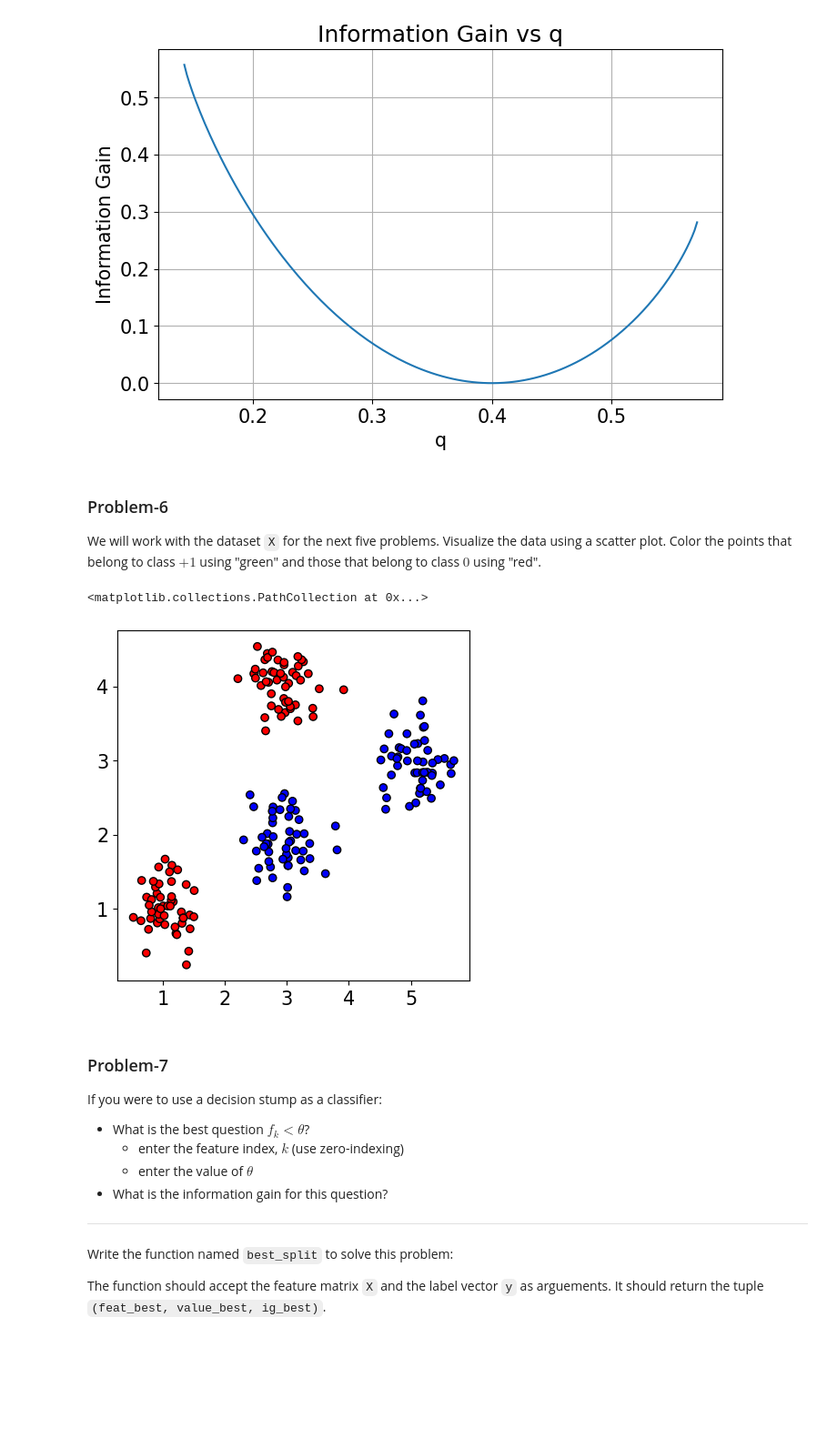
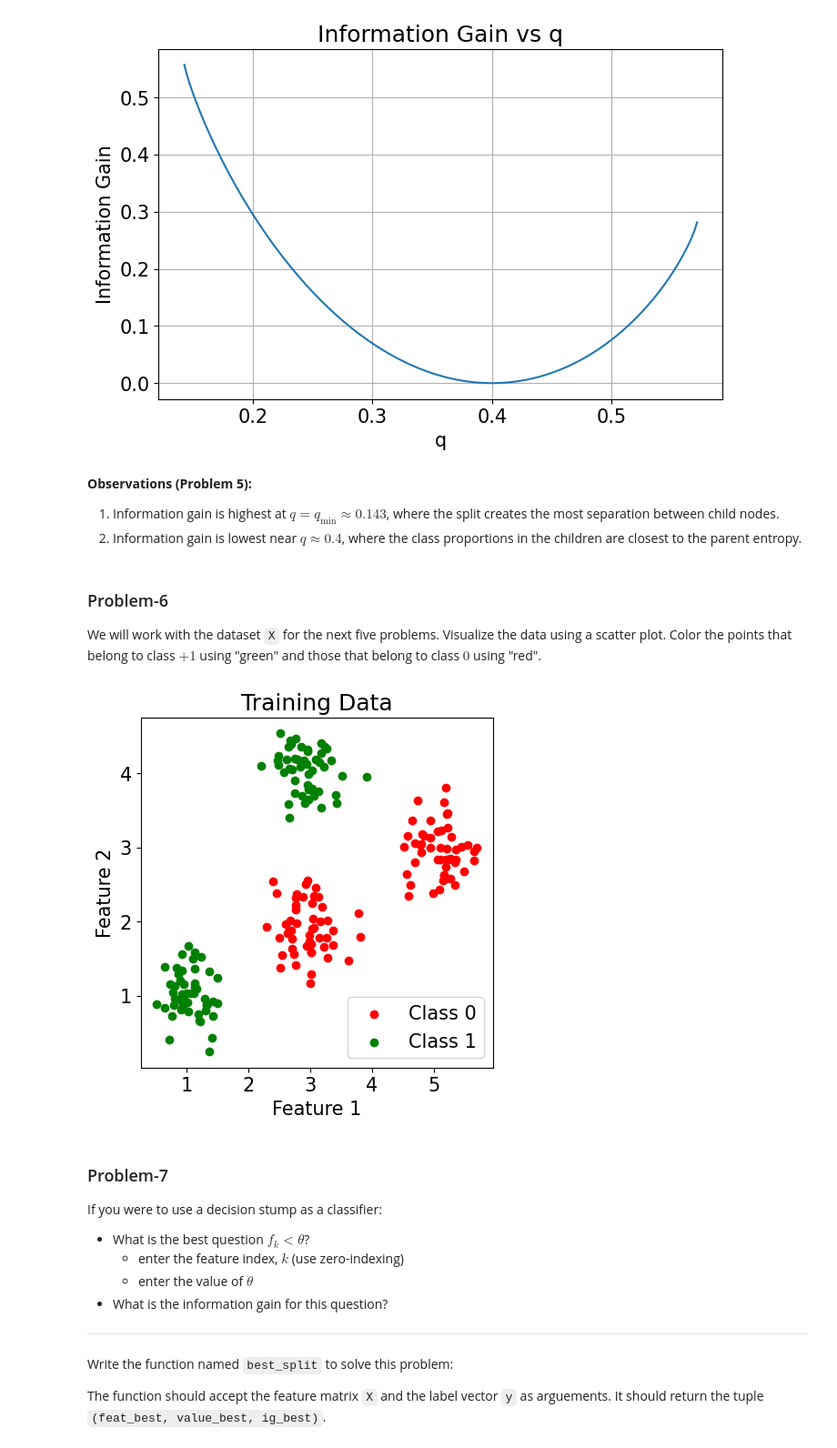
Before and after one commit to 23f2005522/MLT-CODING-ASSIGNMENTS, a Jupyter notebook: w7/Week_7.ipynb, the cells around one changed output. Shown at 91% size. Drawn from its saved outputs; the diff is of its cells as text; code cells hidden in the pictures; blank space fills up the shorter version.

```diff
--- a/w7/Week_7.ipynb
+++ b/w7/Week_7.ipynb
@@ -229,6 +243,10 @@ plt.grid(True)
 plt.show()
 # %% [output]
 [figure]
+# %% [markdown]
+**Observations (Problem 5):**
+1. Information gain is highest at $q = q_{\min} \approx 0.143$, where the split creates the most separation between child nodes.
+2. Information gain is lowest near $q \approx 0.4$, where the class proportions in the children are closest to the parent entropy.
 # %% [markdown]
 ### Problem-6
 
@@ -250,13 +268,18 @@ y4 = np.zeros(n_per)
 X = np.concatenate((X1, X2, X3, X4), axis = 0)
 y = np.int64(np.concatenate((y1, y2, y3, y4)))
 ### DO NOT CHANGE THE CONTENTS OF THIS CELL ###
-# %%
-### Solution ###
-plt.figure(figsize=(5,5))
-plt.scatter(X[:, 0], X[:, 1], c = y, cmap = 'bwr', edgecolor = 'k')
-# %% [output]
-<matplotlib.collections.PathCollection at 0x...>
-[figure, removed]
+# %%
+### Solution ###
+plt.figure(figsize=(5, 5))
+plt.scatter(X[y == 0, 0], X[y == 0, 1], color="red", label="Class 0")
+plt.scatter(X[y == 1, 0], X[y == 1, 1], color="green", label="Class 1")
+plt.xlabel("Feature 1")
+plt.ylabel("Feature 2")
+plt.title("Training Data")
+plt.legend()
+plt.show()
+# %% [output]
+[figure, added]
 # %% [markdown]
 ### Problem-7
 
```
Also changed, not shown: parts of 5 cells of this notebook, 2 other files.
